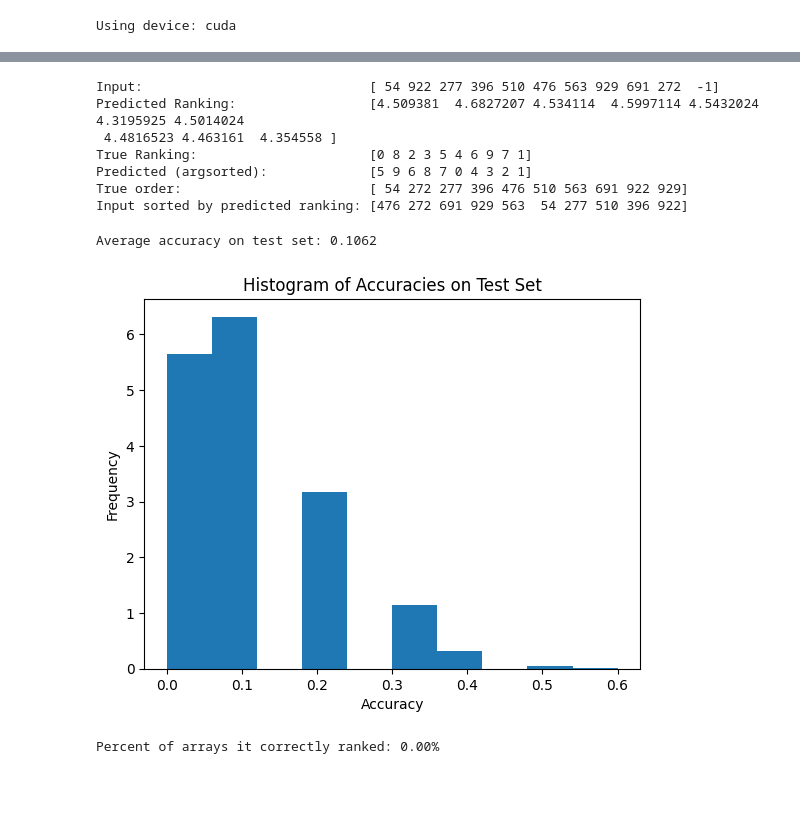
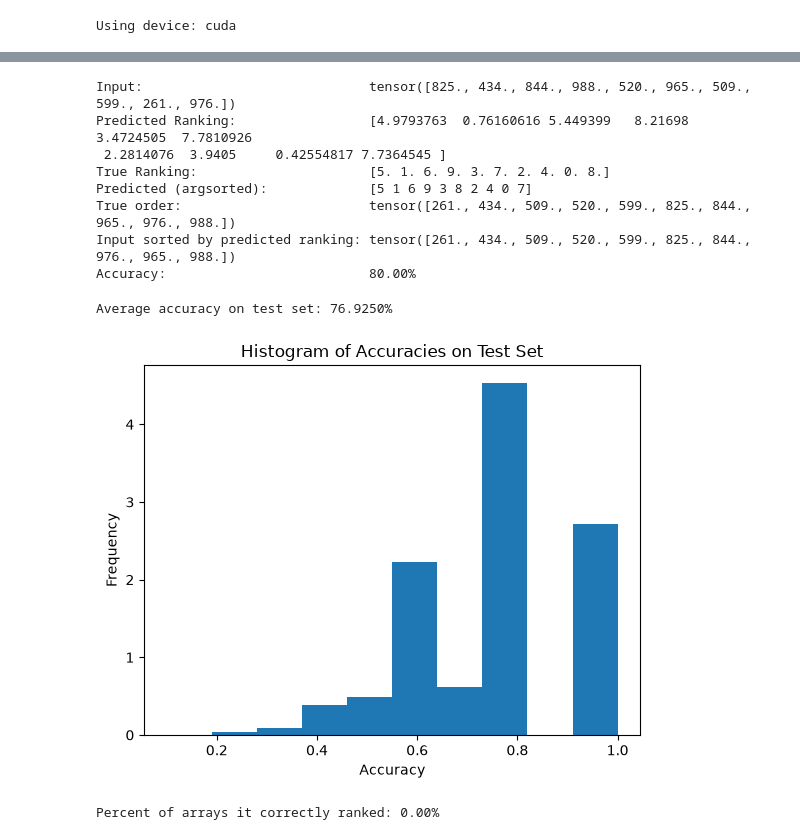
Before and after one commit to Epoch-2026-2027/Learning_Phase, a Jupyter notebook: task1/subtask1/rnn.ipynb, the cells around one changed output, grey strips where cells are left out. Saved outputs shown, nothing was run; the diff lists cells and outputs as text; code cells hidden in the pictures; blank space fills up the shorter version.

```diff
--- a/task1/subtask1/rnn.ipynb
+++ b/task1/subtask1/rnn.ipynb
@@ -153,10 +174,12 @@ Validation Loss: 8.2567
 model.eval()
 with torch.no_grad():
     test_loss = 0
-    for X_batch in test_dataloader:
+    loss_fn = torch.nn.MSELoss()
+    for X_batch, y_batch in test_dataloader:
         X_batch = X_batch.to(DEVICE)
-        outputs = model(X_batch[:, :11, :])  # Use only the first 11 columns as input
-        loss = torch.nn.MSELoss()(outputs, X_batch[:, -10:, -1])  # The last 10 columns represent the target ranking
+        y_batch = y_batch.to(DEVICE)
+        outputs = model(X_batch)  # Use only the first 11 columns as input
+        loss = loss_fn(outputs, y_batch)  # The last 10 columns represent the target ranking
         test_loss += loss.item()
 print(f"Test Loss: {test_loss / len(test_dataloader):.4f}")
 # %% [output]
@@ -165,45 +188,46 @@ Test Loss: 8.2561
 # Let's see the model's predictions on some test data
 model.eval()
 i = random.randint(0, len(test_dataloader.dataset) - 1)
-sample_input = (
-    torch.tensor(X.iloc[i, :10].values, dtype=torch.float32).unsqueeze(0).to(DEVICE).unsqueeze(-1)
-)
+sample_input = test_dataloader.dataset[i][0].cpu().squeeze()
+
 with torch.no_grad():
-    predicted_ranking = model(sample_input).squeeze(0).cpu().numpy()
-x = np.concatenate([X.iloc[i, :10].to_numpy(), [-1]])  # Add the token used to separate input and target
-y_true = X.iloc[i, -10:].to_numpy()  # The last 10 columns represent the target ranking
+    predicted_ranking = model(sample_input.unsqueeze(0).unsqueeze(-1).to(DEVICE)).squeeze(0).cpu().numpy()
 
-print(f"Input:                             {x}")
+y_true = test_dataloader.dataset[i][1].cpu().numpy()  # The last 10 columns represent the target ranking
+
+print(f"Input:                             {sample_input}")
 print(f"Predicted Ranking:                 {predicted_ranking}")
 print(f"True Ranking:                      {y_true}")
 print(f"Predicted (argsorted):             {np.argsort(np.argsort(predicted_ranking))}")
-print(f"True order:                        {x[np.argsort(y_true)]}")
-print(f"Input sorted by predicted ranking: {x[np.argsort(predicted_ranking)]}")
+print(f"True order:                        {sample_input[np.argsort(y_true)]}")
+print(f"Input sorted by predicted ranking: {sample_input[np.argsort(predicted_ranking)]}")
+print(f"Accuracy:                          {np.mean(np.argsort(predicted_ranking) == np.argsort(y_true)) * 100:.2f}%")
 # %% [output]
-Input:                             [ 54 922 277 396 510 476 563 929 691 272  -1]
-Predicted Ranking:                 [4.509381  4.6827207 4.534114  4.5997114 4.5432024 4.3195925 4.5014024
- 4.4816523 4.463161  4.354558 ]
-True Ranking:                      [0 8 2 3 5 4 6 9 7 1]
-Predicted (argsorted):             [5 9 6 8 7 0 4 3 2 1]
-True order:                        [ 54 272 277 396 476 510 563 691 922 929]
-Input sorted by predicted ranking: [476 272 691 929 563  54 277 510 396 922]
+Input:                             tensor([825., 434., 844., 988., 520., 965., 509., 599., 261., 976.])
+Predicted Ranking:                 [4.9793763  0.76160616 5.449399   8.21698    3.4724505  7.7810926
+ 2.2814076  3.9405     0.42554817 7.7364545 ]
+True Ranking:                      [5. 1. 6. 9. 3. 7. 2. 4. 0. 8.]
+Predicted (argsorted):             [5 1 6 9 3 8 2 4 0 7]
+True order:                        tensor([261., 434., 509., 520., 599., 825., 844., 965., 976., 988.])
+Input sorted by predicted ranking: tensor([261., 434., 509., 520., 599., 825., 844., 976., 965., 988.])
+Accuracy:                          80.00%
 # %%
 accuracies = []
-for X_batch in test_dataloader:
+for X_batch, y_batch in test_dataloader:
     predictions = torch.argsort(torch.argsort(model(X_batch.to(DEVICE)).cpu(), dim=1), dim=1)
-    y_batch = X_batch[:, -10:, -1].cpu()  # The last 10 columns represent the target ranking
+    y_batch = y_batch.cpu()  # The last 10 columns represent the target ranking
     accuracies.extend((predictions == y_batch).float().mean(dim=1).tolist())
+
+# Plot histogram of accuracies:
+print(f"Average accuracy on test set: {sum(accuracies) / len(accuracies) * 100:.4f}%")
+plt.hist(accuracies, bins=10, density=True)
+plt.xlabel('Accuracy')
+plt.ylabel('Frequency')
+plt.title('Histogram of Accuracies on Test Set')
+plt.show()
+# %% [output]
+Average accuracy on test set: 76.9250%
+[figure, added]
-# %%
-# Plot histogram of accuracies:
-print(f"Average accuracy on test set: {sum(accuracies) / len(accuracies):.4f}")
-plt.hist(accuracies, bins=10, density=True)
-plt.xlabel('Accuracy')
-plt.ylabel('Frequency')
-plt.title('Histogram of Accuracies on Test Set')
-plt.show()
-# %% [output]
-Average accuracy on test set: 0.1062
-[figure, removed]
 # %%
 print(f"Percent of arrays it correctly ranked: {sum([1 for acc in accuracies if acc == 1]) / len(accuracies) * 100:.2f}%")
 # %% [output]
```
Also changed, not shown: parts of 8 cells of this notebook, 4 other files.
